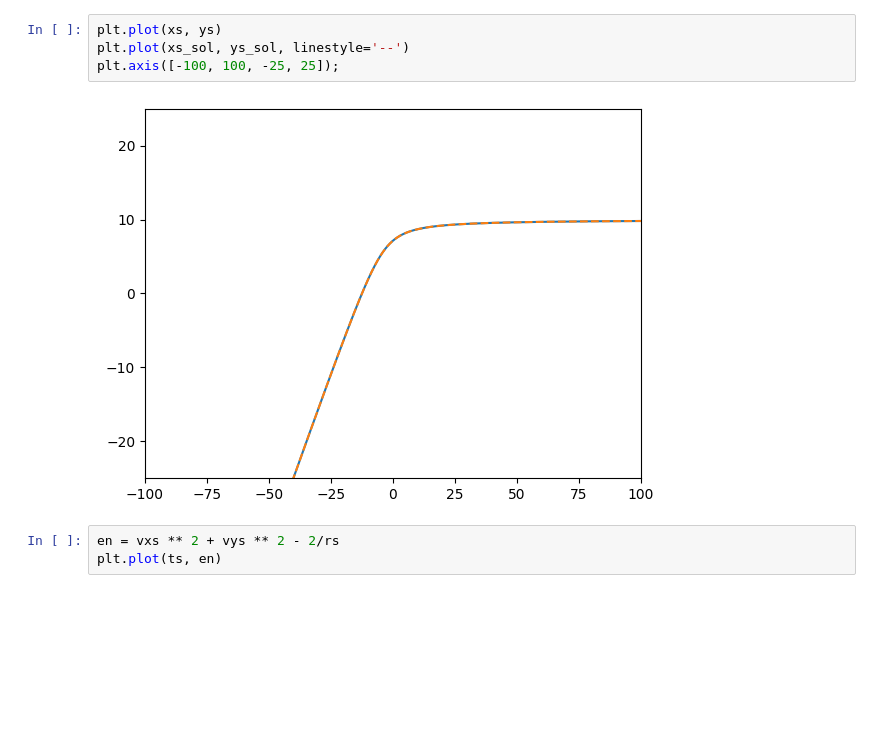
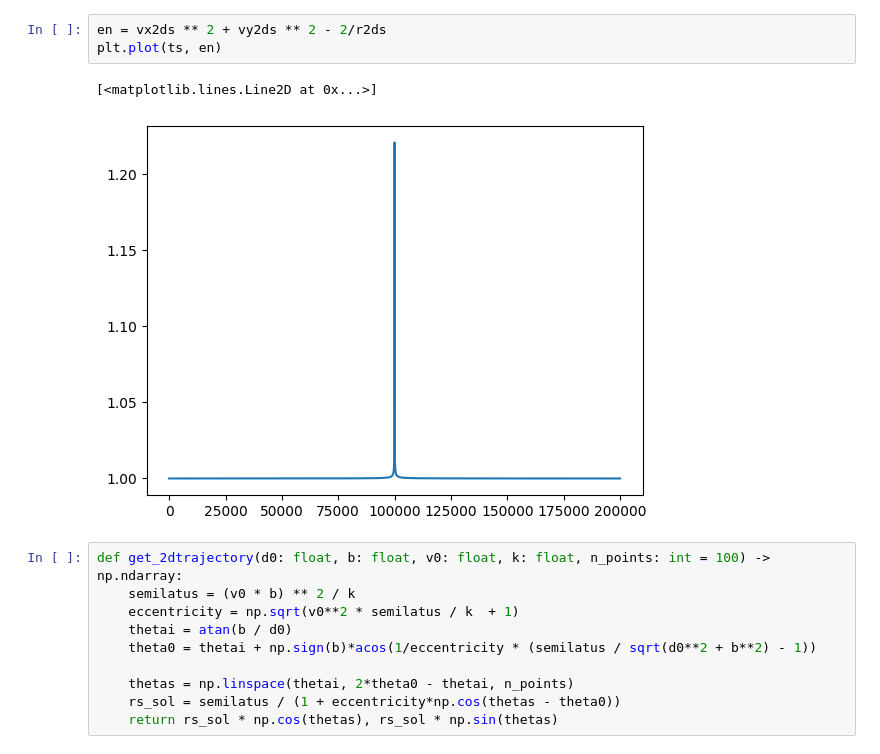
Before and after one commit to gsalinasphys/orbits, a Jupyter notebook: numbakit-ode/orbit_examples.ipynb, the cells around one changed output. Saved outputs shown, nothing was run; the diff lists cells and outputs as text; blank space fills up the shorter version.

```diff
--- a/numbakit-ode/orbit_examples.ipynb
+++ b/numbakit-ode/orbit_examples.ipynb
@@ -55,9 +37,16 @@ plt.plot(xs_sol, ys_sol)
-# %%
-plt.plot(xs, ys)
-plt.plot(xs_sol, ys_sol, linestyle='--')
-plt.axis([-100, 100, -25, 25]);
-# %% [output]
-[figure, removed]
 # %%
-en = vxs ** 2 + vys ** 2 - 2/rs
+en = vx2ds ** 2 + vy2ds ** 2 - 2/r2ds
 plt.plot(ts, en)
+# %% [output]
+[<matplotlib.lines.Line2D at 0x...>]
+[figure, added]
+# %%
+def get_2dtrajectory(d0: float, b: float, v0: float, k: float, n_points: int = 100) -> np.ndarray:
+    semilatus = (v0 * b) ** 2 / k
+    eccentricity = np.sqrt(v0**2 * semilatus / k  + 1)
+    thetai = atan(b / d0)
+    theta0 = thetai + np.sign(b)*acos(1/eccentricity * (semilatus / sqrt(d0**2 + b**2) - 1))
+
+    thetas = np.linspace(thetai, 2*theta0 - thetai, n_points)
+    rs_sol = semilatus / (1 + eccentricity*np.cos(thetas - theta0))
+    return rs_sol * np.cos(thetas), rs_sol * np.sin(thetas)
```
Also changed, not shown: parts of 25 cells of this notebook.
